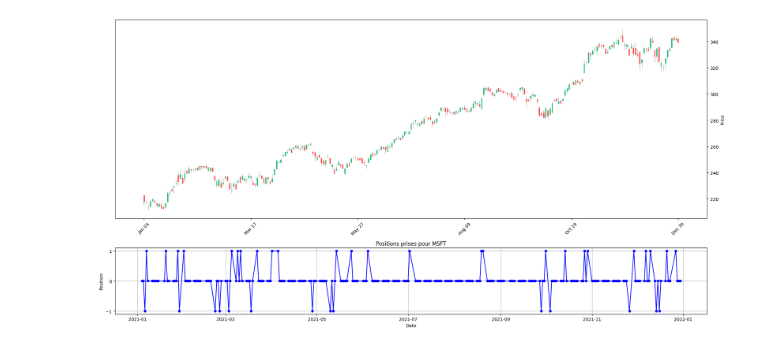
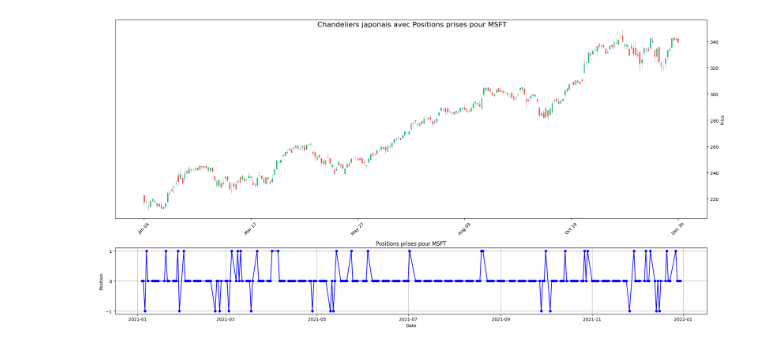
Before and after one commit to sanpa21/Projet-Python, a Jupyter notebook: Code principal.ipynb, the cells around one changed output. Saved outputs shown, nothing was run; the diff lists cells and outputs as text; code cells hidden in the pictures.

Commit message:
Graphiques, VAR 95%, Variance annuelle

```diff
--- a/Code principal.ipynb
+++ b/Code principal.ipynb
@@ -6,6 +6,7 @@ import pandas as pd
 import mplfinance as mpf
 import numpy as np
 import os
+from scipy.stats import norm
 
 class Backtester:
     # Initialisation de la classe
@@ -21,8 +22,8 @@ class Backtester:
         self.market_up = {} # Dictionnaire pour les indices de marché en hausse
         self.market_down = {} # Dictionnaire pour les indices de marché en baisse
 
-        # Récupération et stockage local des données : Indices de marché
-        #self.markets = ['^GSPC','^FCHI','^STOXX50E', 'ACWI']  # Symbole pour l'indice S&P 500, euro, CAC40, World
+        # Récupération et stockage local des données : Indice de marché
+        #symbole pour l'indice du marché américain
         self.market = '^GSPC'
         index_name = f"{self.market, start_date, end_date}_data.csv"
         if os.path.exists(index_name):
@@ -60,6 +61,7 @@ class Backtester:
         cumulative_strategy_return = {}
         volatility = {}
         annual_volatility = {}
+        annual_variance = {}
         beta = {}
         beta_haussier={}
         beta_baissier={}
@@ -68,7 +70,7 @@ class Backtester:
         annual_strategy_return = {}
         resultats = {}
         sharpe_ratio={}
-
+        var_95 = {}
 
         for symbol in self.symbols:
             sous_liste = []
@@ -91,47 +93,53 @@ class Backtester:
 
 
             # Volatilité
-            # Volatilité quotidienne
+
+                # Volatilité quotidienne
             volatility[symbol] =np.std(self.df[symbol]['strategy_returns'])
             sous_liste.append(volatility[symbol])
 
-            # Volatilité annuelle
+                # Volatilité annuelle
             annual_volatility[symbol] = volatility[symbol]*np.sqrt(252)
             sous_liste.append(annual_volatility[symbol])
+
+            #Variance
+                #Variance annuelle
+            annual_variance[symbol] = annual_volatility[symbol]**2
+            sous_liste.append(annual_variance[symbol])
+                #Var à 95%
+            var_95[symbol] = norm.ppf(0.05, loc=annual_strategy_return[symbol], scale=annual_volatility[symbol])
+            sous_liste.append(var_95[symbol])
 
             # Ratio de Sharpe
             sharpe_ratio[symbol] = annual_strategy_return[symbol]/ annual_volatility[symbol]
             sous_liste.append(sharpe_ratio[symbol])
 
-            # Affecter les rendements à de nouvelles variables
+            #BETA
+                # Affecter les rendements à de nouvelles variables
             action_returns = self.df[symbol]['strategy_returns'].dropna()
             marche_returns = self.df_market['Close'].pct_change().dropna()
-            # Supprimer les dates qui ne sont pas communes aux deux séries
+                # Supprimer les dates qui ne sont pas communes aux deux séries
             common_dates = action_returns.index.intersection(marche_returns.index)
             action_returns = action_returns.loc[common_dates]
             marche_returns = marche_returns.loc[common_dates]
-
+                #beta
             beta[symbol]=(np.cov(marche_returns,action_returns)[0,1])/(np.var(marche_returns))
             sous_liste.append(beta[symbol])
-            # Filtrer les rendements de l'actif et du marché pour inclure uniquement les périodes de hausse du marché
-
+                # Filtrer les rendements de l'actif et du marché pour inclure uniquement les périodes de hausse ou de baisse du marché
             self.df[symbol]['Market_up'] = self.df_market['positive']
-            #print(self.df[symbol]['Market_up'])
             self.df[symbol]['Market_down'] = self.df_market['negative']
-
             self.df[symbol]['returns_up'] = self.df[symbol].loc[~self.df[symbol]['Market_up'].isna(), 'strategy_returns']
             self.df[symbol]['returns_down'] = self.df[symbol].loc[~self.df[symbol]['Market_down'].isna(), 'strategy_returns']
-
-            # Bêta haussier
+                # Bêta haussier
             var = (np.var(self.df[symbol]['Market_up'].dropna()))
             cov_haussier = (np.cov(self.df[symbol]['Market_up'].dropna(),self.df[symbol]['returns_up'].dropna())[0,1])
             cov_baissier = (np.cov(self.df[symbol]['Market_down'].dropna(),self.df[symbol]['returns_down'].dropna())[0,1])
             beta_haussier[symbol]= cov_haussier/var
             sous_liste.append(beta_haussier[symbol])
-
-            # Bêta baissier
+                # Bêta baissier
             beta_baissier[symbol]= cov_baissier/var
             sous_liste.append(beta_baissier[symbol])
+
             # Drawdown maximal
             self.df[symbol]['drawdowns'] = self.df[symbol]['strategy_returns'] - self.df[symbol]['strategy_returns'].cummax()
             max_drawdown[symbol] = self.df[symbol]['drawdowns'].min()
@@ -140,7 +148,6 @@ class Backtester:
             # Kurtosis
             kurtosis[symbol] = (self.df[symbol]['strategy_returns'].dropna()).kurtosis()
             sous_liste.append(kurtosis[symbol])
-            #print(kurtosis[symbol])
 
             # Skewness
             skewness[symbol] = self.df[symbol]['drawdowns'].min()
@@ -149,8 +156,7 @@ class Backtester:
             #Dictionnaire resultats
             resultats[symbol] = sous_liste
 
-
-        etiquettes = ['Rendement moyen annuel','Rendements cumulatifs', 'Volatilité quotidienne','Volatilité annualisée', 'Ratio de Sharpe','Bêta','Bêta haussier','Bêta baissier','Drawndown maximal','Kurtosis','Skewness']
+        etiquettes = ['Rendement moyen annuel','Rendements cumulatifs', 'Volatilité quotidienne','Volatilité annualisée', 'Variance annuelle', 'VAR 95% N', 'Ratio de Sharpe','Bêta','Bêta haussier','Bêta baissier','Drawndown maximal','Kurtosis','Skewness']
         dfr = pd.DataFrame(resultats)
         dfr = dfr.set_index(pd.Index(etiquettes))
 
@@ -161,41 +167,37 @@ class Backtester:
         #Graphique des positions + cours du prix
         # Calculer la valeur de la stratégie en base 100
         for symbol in self.symbols:
+
+            #Calcul de la valeur de la stratégie en base 100
             self.df[symbol]['strategy_value'] = (1 + self.df[symbol]['strategy_returns'])
 
-        # Créer une nouvelle figure avec deux sous-graphiques
+            #Graphique : Positions + Chandelier japonais
+                # Créer une nouvelle figure avec deux sous-graphiques
             fig, axs = plt.subplots(2, 1, figsize=(20, 10), gridspec_kw={'height_ratios': [3, 1]})
-
-        #Tracer le graphique de chandelier japonais du cours de l'action
-            # Convertir l'index en datetime
+                #Tracer le graphique de chandelier japonais du cours de l'action
+                    # Convertir l'index en datetime
             self.df[symbol].index = pd.to_datetime(self.df[symbol].index)
-            # Créer le graphique
+                # Créer le graphique Chandeliers japonais
             mpf.plot(self.df[symbol], type='candle', volume=False, style='yahoo', ax=axs[0])
-
-
-        #Tracer le graphique pour la prise de position
-            # Créer un nouveau graphique pour les positions prises
-            # Tracer les positions sur le deuxième sous-graphique
+                # Tracer les positions sur le deuxième sous-graphique
             axs[1].plot(self.df[symbol].index, self.df[symbol]['Position'], marker='o', linestyle='-', color='b', markersize=5)
             axs[1].set_title(f"Positions prises pour {symbol}")
             axs[1].set_xlabel('Date')
             axs[1].set_ylabel('Position')
             axs[1].set_yticks([-1, 0, 1])
-
             axs[1].grid(True)
-
-            # Ajuster l'espacement entre les sous-graphiques
+            #Graphique général
+                # Ajuster l'espacement entre les sous-graphiques
             plt.tight_layout()
-
-            # Afficher le graphique combiné
+                #Ajotuer un titre au graphique
+            fig.suptitle(f"Chandeliers japonais avec Positions prises pour {symbol}", fontsize=16)
+                # Afficher le graphique combiné
             plt.show()
 
-
-
-        # Tracer graphiquement l'évolution de la valeur de la stratégie
+            # Tracer graphiquement la Performance de la stratégie
             plt.figure(figsize=(20, 10))
             plt.plot(self.df[symbol]['strategy_value'], label='Valeur de la stratégie')
-            plt.title(f"Évolution de la performance de la stratégie pour {symbol}")
+            plt.title(f"Performance de la stratégie pour {symbol}")
             plt.xlabel('Date')
             plt.ylabel('Valeur de la stratégie')
             plt.legend()
@@ -206,8 +208,7 @@ class Backtester:
 
 # Exemple de stratégie
 def mastrategie(data):
-    # Exemple de stratégie : prendre des positions basées sur le signe de la variation de prix
-    # entre les deux derniers jours
+    # Exemple de stratégie : prendre des positions basées sur le signe de la variation de prix entre les deux derniers jours
     positions = [0]  # La première journée n'a pas de position
     for i in range(1, len(data)):
         price_change = (data['Close'].iloc[i] - data['Close'].iloc[i-1]) / data['Close'].iloc[i-1]
@@ -222,16 +223,8 @@ def mastrategie(data):
     data['Position'] = positions
     return data['Position']
 
-def simple_strategy(data):
-    # Exemple de stratégie simple : achat lorsque la moyenne mobile sur 50 jours est supérieure à la moyenne mobile sur 200 jours, et vente dans le cas contraire
-    data['50_MA'] = data['Close'].rolling(window=50).mean()
-    data['200_MA'] = data['Close'].rolling(window=200).mean()
-    data['Position'] = 0
-    data.loc[data['50_MA'] > data['200_MA'], 'Position'] = 1  # Achat
-    data.loc[data['50_MA'] < data['200_MA'], 'Position'] = -1  # Vente
-    return data['Position']
 
-# Exemple d'utilisation du backtester avec la stratégie simple
+# Exemple d'utilisation du backtester avec une stratégie
 Backteste = Backtester(strategy=mastrategie)
 Backteste.compute(["MSFT", "AAPL"], "2021-01-01","2021-12-31")
 print(Backteste.summary())
@@ -245,8 +240,8 @@ Volatilité annualisée    0.089891   0.127093
 Ratio de Sharpe         -1.699048  -0.736645
 Bêta                     0.022524  -0.163159
 Bêta haussier           -0.192035  -0.262953
 Bêta baissier            0.255934  -0.403648
 Drawndown maximal       -0.048810  -0.078070
 Kurtosis                15.168969  12.109279
 Skewness                -0.048810  -0.078070
-[figure, old version]
+[figure, new version]
```
Also changed, not shown: parts of 1 cell of this notebook.
